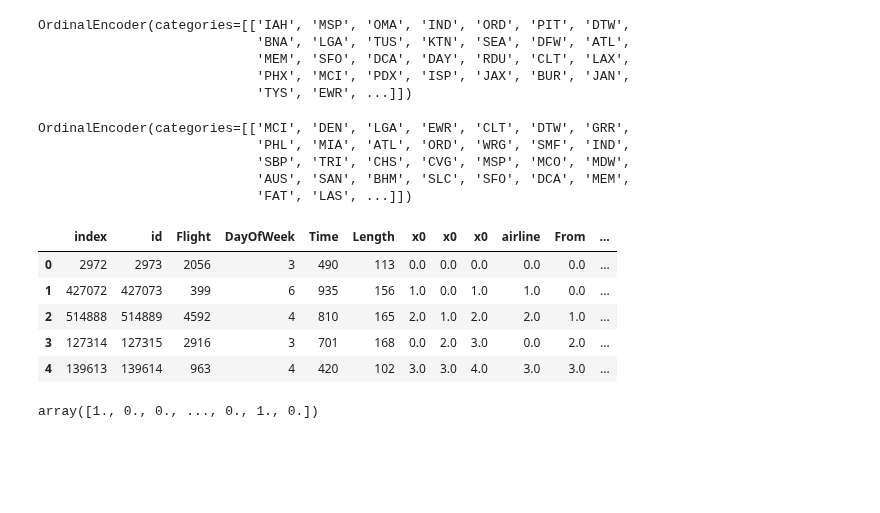
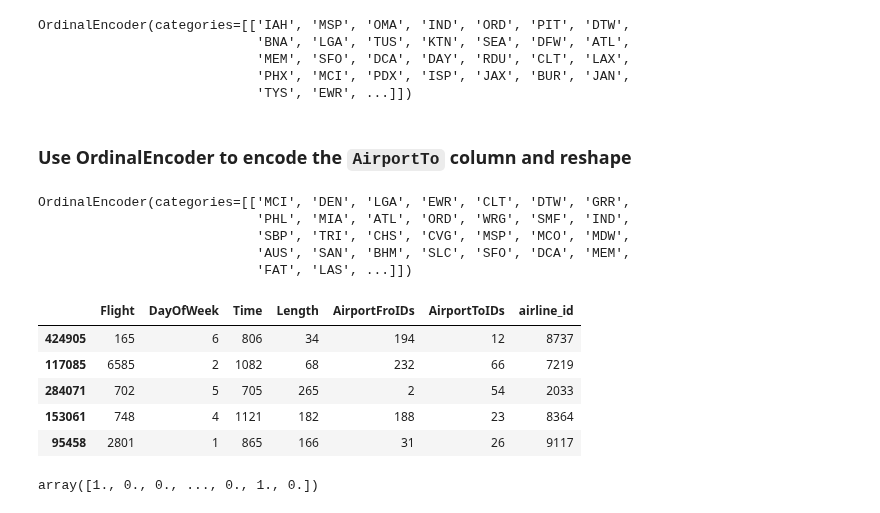
Before and after one commit to stacjstaton/ai-project2-flight-delay-predictions, a Jupyter notebook: jenn_models.ipynb, the cells around one changed output. Drawn from its saved outputs; the diff is of its cells as text; code cells hidden in the pictures; blank space fills up the shorter version.

```diff
--- a/jenn_models.ipynb
+++ b/jenn_models.ipynb
@@ -662,8 +618,10 @@ display(score_batch)
 # %%
-# Setup X and y variables
-X = means_scaled_df.drop(columns='Delay')
-y = means_scaled_df['Delay'].values.reshape(-1,1)
+# Set up X and y variables
+X = encoded_df.copy()
+X = X.drop(columns='Delay')
+
+# Set up y variable
+y = encoded_df['Delay']
 
 # Split the data into training and testing sets
-X_train, X_test, y_train, y_test = train_test_split(X, y, random_state=13)
-X_train.describe()
+X_train, X_test, y_train, y_test = train_test_split(X, y, random_state=1)
@@ -697,8 +627,0 @@ df.head()
-# %%
-# Set up X and Y variable
-X = df.drop(columns=['Delay', 'Time_encoded'])
-y = df['Delay'].values.reshape(-1,1)
-
-# Split the data into training and testing sets
-X_train, X_test, y_train, y_test = train_test_split(X, y, random_state=13)
-X_train.describe()
@@ -778,6 +788,8 @@ OrdinalEncoder(categories=[['IAH', 'MSP', 'OMA', 'IND', 'ORD', 'PIT', 'DTW',
                             'MEM', 'SFO', 'DCA', 'DAY', 'RDU', 'CLT', 'LAX',
                             'PHX', 'MCI', 'PDX', 'ISP', 'JAX', 'BUR', 'JAN',
                             'TYS', 'EWR', ...]])
+# %% [markdown]
+### Use OrdinalEncoder to encode the `AirportTo` column and reshape
 # %%
 encode_airport_to = OrdinalEncoder(categories=[['MCI', 'DEN', 'LGA', 'EWR', 'CLT', 'DTW', 'GRR', 'PHL', 'MIA',
        'ATL', 'ORD', 'WRG', 'SMF', 'IND', 'SBP', 'TRI', 'CHS', 'CVG',
@@ -851,12 +836,12 @@ X_test_encoded = encode_categorical(X_test)
 # %%
-X_train_encoded.head()
+X_train.head()
 # %% [output]
-|  | index | id | Flight | DayOfWeek | Time | Length | x0 | x0 | x0 | airline | From | ... |
-| 0 | 2972 | 2973 | 2056 | 3 | 490 | 113 | 0.0 | 0.0 | 0.0 | 0.0 | 0.0 | ... |
-| 1 | 427072 | 427073 | 399 | 6 | 935 | 156 | 1.0 | 0.0 | 1.0 | 1.0 | 0.0 | ... |
-| 2 | 514888 | 514889 | 4592 | 4 | 810 | 165 | 2.0 | 1.0 | 2.0 | 2.0 | 1.0 | ... |
-| 3 | 127314 | 127315 | 2916 | 3 | 701 | 168 | 0.0 | 2.0 | 3.0 | 0.0 | 2.0 | ... |
-| 4 | 139613 | 139614 | 963 | 4 | 420 | 102 | 3.0 | 3.0 | 4.0 | 3.0 | 3.0 | ... |
+|  | Flight | DayOfWeek | Time | Length | AirportFroIDs | AirportToIDs | airline_id |
+| 424905 | 165 | 6 | 806 | 34 | 194 | 12 | 8737 |
+| 117085 | 6585 | 2 | 1082 | 68 | 232 | 66 | 7219 |
+| 284071 | 702 | 5 | 705 | 265 | 2 | 54 | 2033 |
+| 153061 | 748 | 4 | 1121 | 182 | 188 | 23 | 8364 |
+| 95458 | 2801 | 1 | 865 | 166 | 31 | 26 | 9117 |
 # %%
 # Create a OneHotEncoder
 encode_y = OneHotEncoder(drop='first', sparse_output=False)
```
Also changed, not shown: parts of 58 cells of this notebook.
